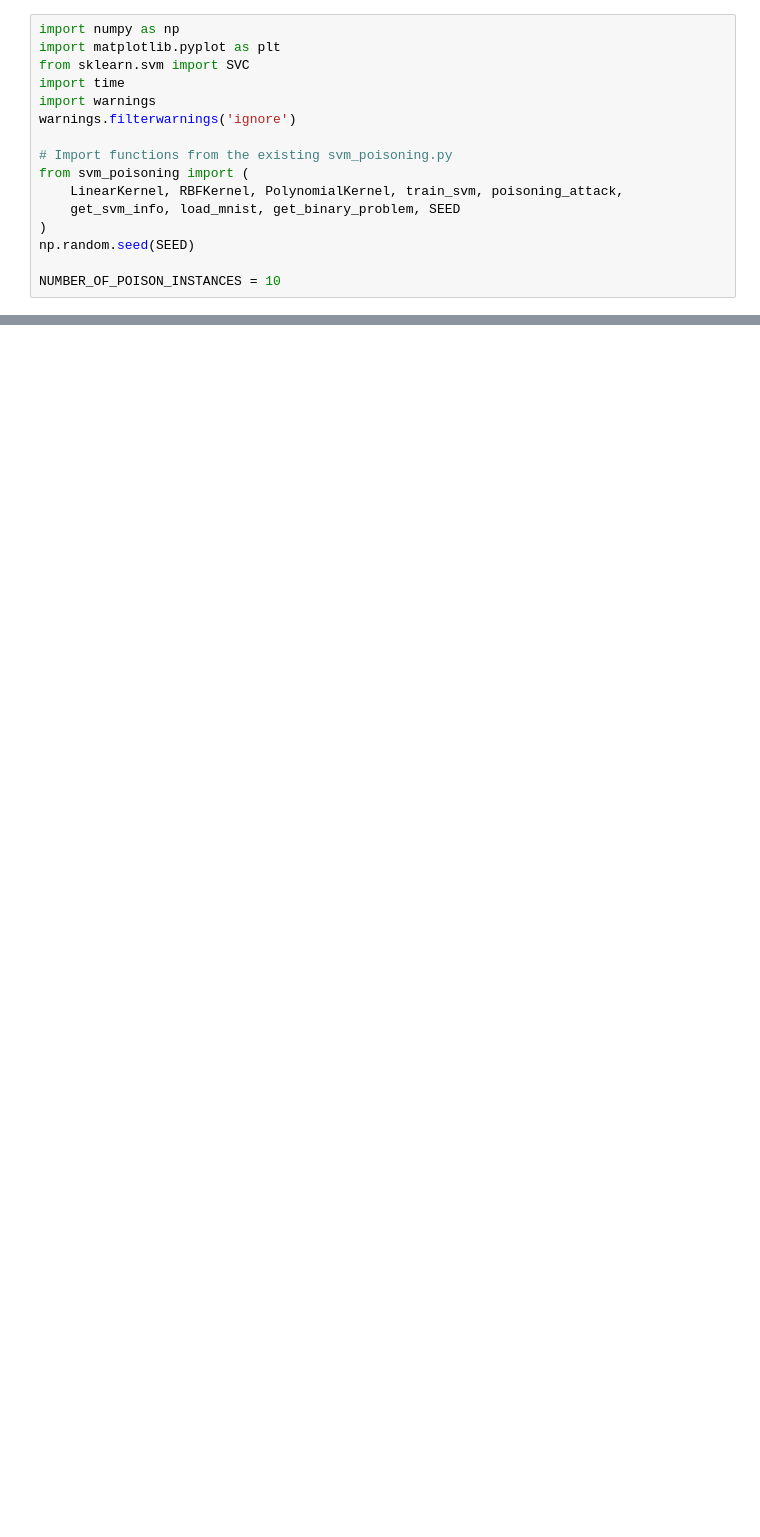
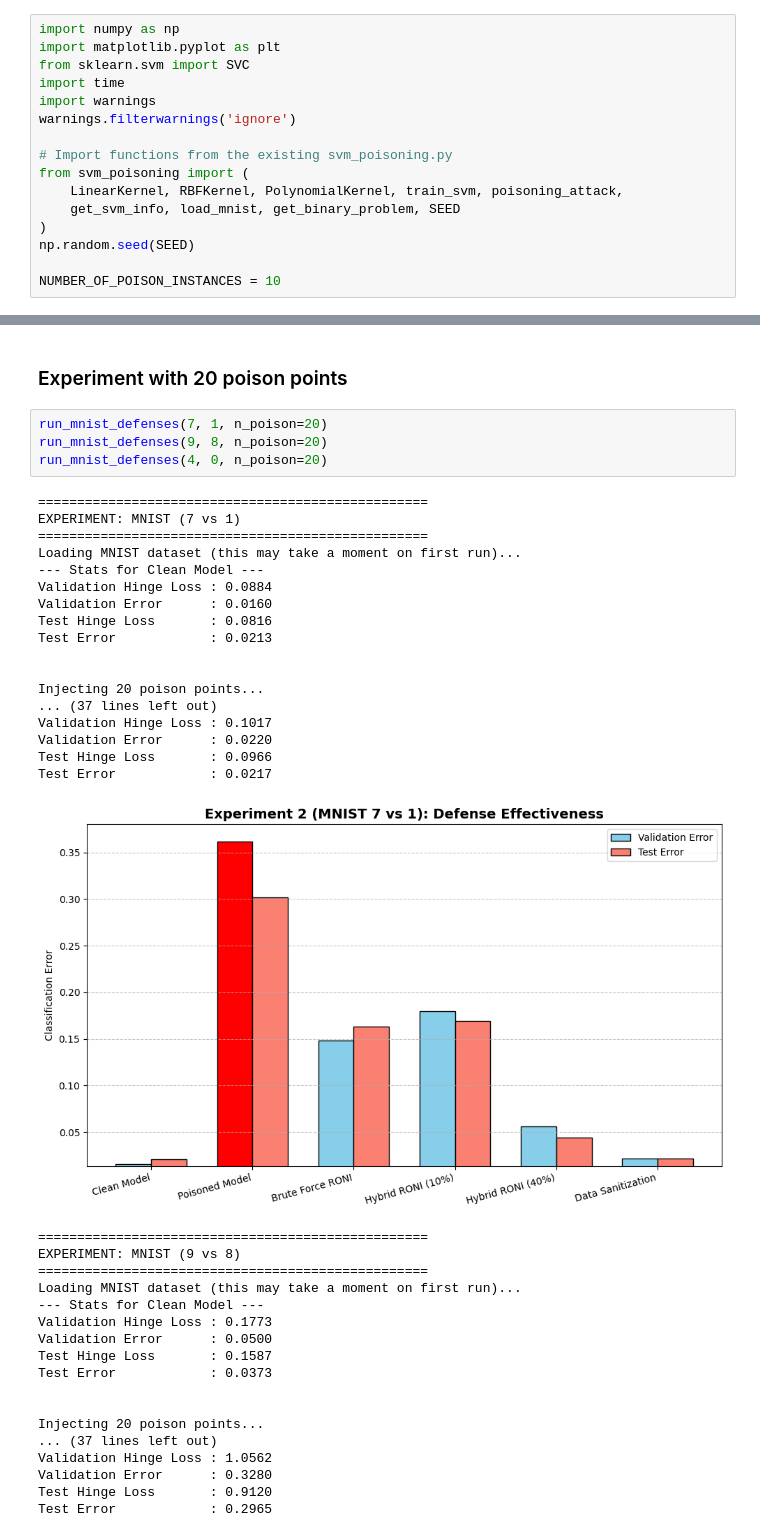
Before and after one commit to Mahi2105013/Data-Poisoning, a Jupyter notebook: svm_defense.ipynb, the cells around one changed output, grey strips where cells are left out. Saved outputs shown, nothing was run; the diff lists cells and outputs as text; blank space fills up the shorter version.

```diff
--- a/svm_defense.ipynb
+++ b/svm_defense.ipynb
@@ -329,0 +418,42 @@ Test Error            : 0.2113
+# %% [markdown]
+### Experiment with 20 poison points
+# %%
+run_mnist_defenses(7, 1, n_poison=20)
+run_mnist_defenses(9, 8, n_poison=20)
+run_mnist_defenses(4, 0, n_poison=20)
+# %% [output]
+==================================================
+EXPERIMENT: MNIST (7 vs 1)
+==================================================
+Loading MNIST dataset (this may take a moment on first run)...
+--- Stats for Clean Model ---
+Validation Hinge Loss : 0.0884
+Validation Error      : 0.0160
+Test Hinge Loss       : 0.0816
+Test Error            : 0.0213
+
+
+Injecting 20 poison points...
+... (37 lines left out)
+Validation Hinge Loss : 0.1017
+Validation Error      : 0.0220
+Test Hinge Loss       : 0.0966
+Test Error            : 0.0217
+[figure, added]
+==================================================
+EXPERIMENT: MNIST (9 vs 8)
+==================================================
+Loading MNIST dataset (this may take a moment on first run)...
+--- Stats for Clean Model ---
+Validation Hinge Loss : 0.1773
+Validation Error      : 0.0500
+Test Hinge Loss       : 0.1587
+Test Error            : 0.0373
+
+
+Injecting 20 poison points...
+... (37 lines left out)
+Validation Hinge Loss : 1.0562
+Validation Error      : 0.3280
+Test Hinge Loss       : 0.9120
+Test Error            : 0.2965
```
Also changed, not shown: parts of 9 cells of this notebook, 7 other files.
